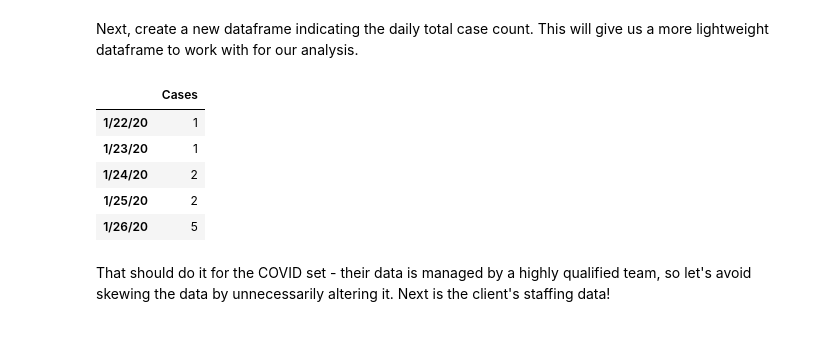
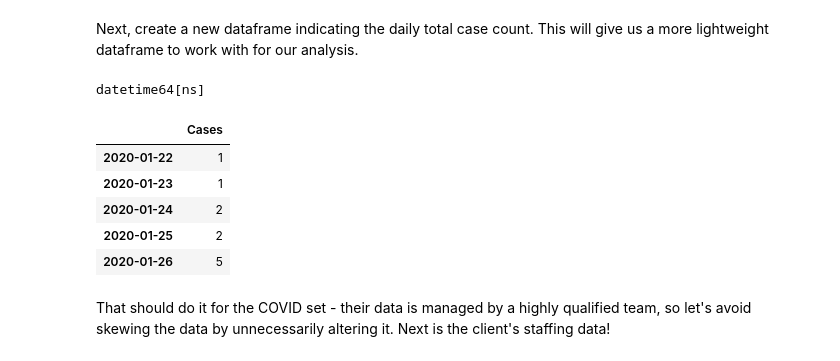
Before and after one commit to hansolo580/lukewilley, a Jupyter notebook: data/notebook.ipynb, the cells around one changed output. Saved outputs shown, nothing was run; the diff lists cells and outputs as text; code cells hidden in the pictures.

Commit message:
Corrected Index of covid data to datetime

```diff
--- a/data/notebook.ipynb
+++ b/data/notebook.ipynb
@@ -100,14 +100,17 @@ us a more lightweight dataframe to work with for our analysis.
 # %%
 dfCOVIDtotal = pd.DataFrame(dfCOVID.sum(),
                             columns = ['Cases'])
+dfCOVIDtotal.index = pd.to_datetime(dfCOVIDtotal.index)
+print(dfCOVIDtotal.index.dtype)
 dfCOVIDtotal.head()
 # %% [output]
+datetime64[ns]
 |  | Cases |
-| 1/22/20 | 1 |
-| 1/23/20 | 1 |
-| 1/24/20 | 2 |
-| 1/25/20 | 2 |
-| 1/26/20 | 5 |
+| 2020-01-22 | 1 |
+| 2020-01-23 | 1 |
+| 2020-01-24 | 2 |
+| 2020-01-25 | 2 |
+| 2020-01-26 | 5 |
 # %% [markdown]
 That should do it for the COVID set - their data is managed by a highly qualified team, so let's avoid skewing the data
 by unnecessarily altering it. Next is the client's staffing data!
```
Also changed, not shown: parts of 1 cell of this notebook.
